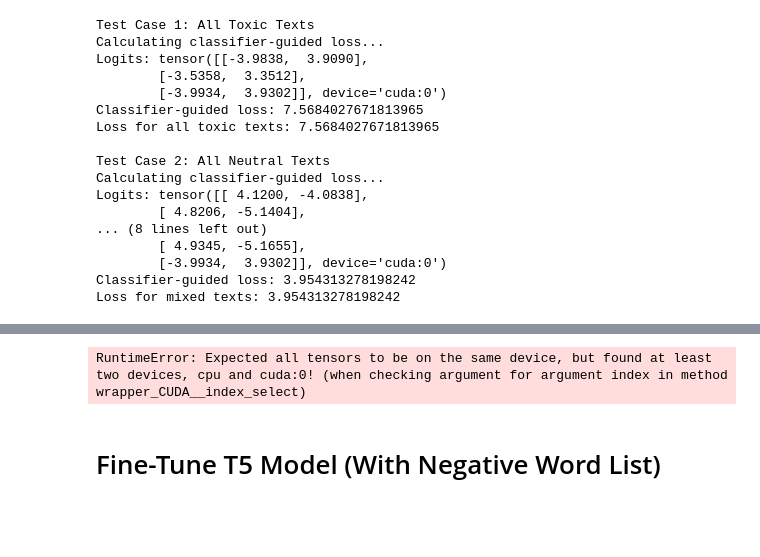
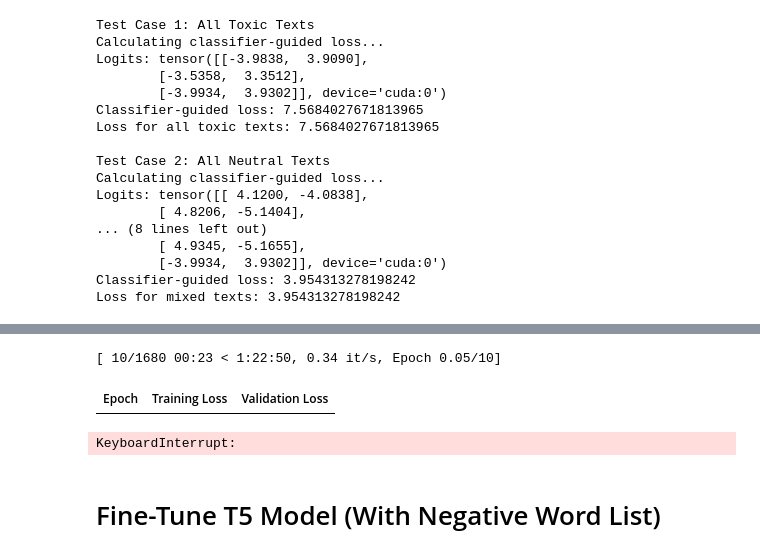
Before and after one commit to garyukong/T5-TextDetoxification, a Jupyter notebook: notebooks/2_Models.ipynb, the cells around one changed output, grey strips where cells are left out. Drawn from its saved outputs; the diff is of its cells as text; code cells hidden in the pictures; blank space fills up the shorter version.

```diff
--- a/notebooks/2_Models.ipynb
+++ b/notebooks/2_Models.ipynb
@@ -1408,7 +1388,6 @@ class Seq2SeqTrainerCustomLoss(Seq2SeqTrainer):
         # Return total loss
         return total_loss
 # %%
-
 def setup_trainer_cl(output_dir_name,
                 train_dataset,
                 eval_dataset,
@@ -1480,7 +1459,7 @@ def setup_trainer_cl(output_dir_name,
         learning_rate=learning_rate,
         predict_with_generate=True,
         generation_config=GEN_CONFIG_PATH,
-        fp16=True,
+        fp16=False,
         report_to="wandb",
         logging_steps=100,
         load_best_model_at_end=True,
@@ -1517,16 +1496,20 @@ tokenized_datasets_t5_small = prefixed_datasets.map(
     remove_columns=["source", "target"],
 )
 
-trainer_t5_small = setup_trainer_cl(
+trainer_t5_small_cl = setup_trainer_cl(
     output_dir_name="t5-small-detoxify-cl",
     model_checkpoint="t5-small",
     train_dataset=tokenized_datasets_t5_small["train"],
     eval_dataset=tokenized_datasets_t5_small["validation"],
+    per_device_train_batch_size=64,
+    per_device_eval_batch_size=128,
+    learning_rate=3e-4,
+    num_train_epochs=20
 )
 
-# wandb.init(project="w266_final_project", name="t5-small-detoxify-cl")
-trainer_t5_small.train()
-# wandb.finish()
+wandb.init(project="w266_final_project", name="t5-small-detoxify-cl")
+trainer_t5_small_cl.train()
+wandb.finish()
 # %% [output]
 WARNING:datasets.arrow_dataset:Loading cached processed dataset at /home/garykong/w266_final_project/data/processed/raw_dataset.pkl/train/cache-ac03a1eae4857ca9.arrow
 WARNING:datasets.arrow_dataset:Loading cached processed dataset at /home/garykong/w266_final_project/data/processed/raw_dataset.pkl/validation/cache-1a3c402aca53efae.arrow
@@ -1537,3 +1520,5 @@ WARNING:datasets.arrow_dataset:Loading cached processed dataset at /home/garykon
-RuntimeError: Expected all tensors to be on the same device, but found at least two devices, cpu and cuda:0! (when checking argument for argument index in method wrapper_CUDA__index_select)
+[ 10/1680 00:23 < 1:22:50, 0.34 it/s, Epoch 0.05/10]
+| Epoch | Training Loss | Validation Loss |
+KeyboardInterrupt:
 # %% [markdown]
 # Fine-Tune T5 Model (With Negative Word List)
```
Also changed, not shown: parts of 3 cells of this notebook, 1 other file.
